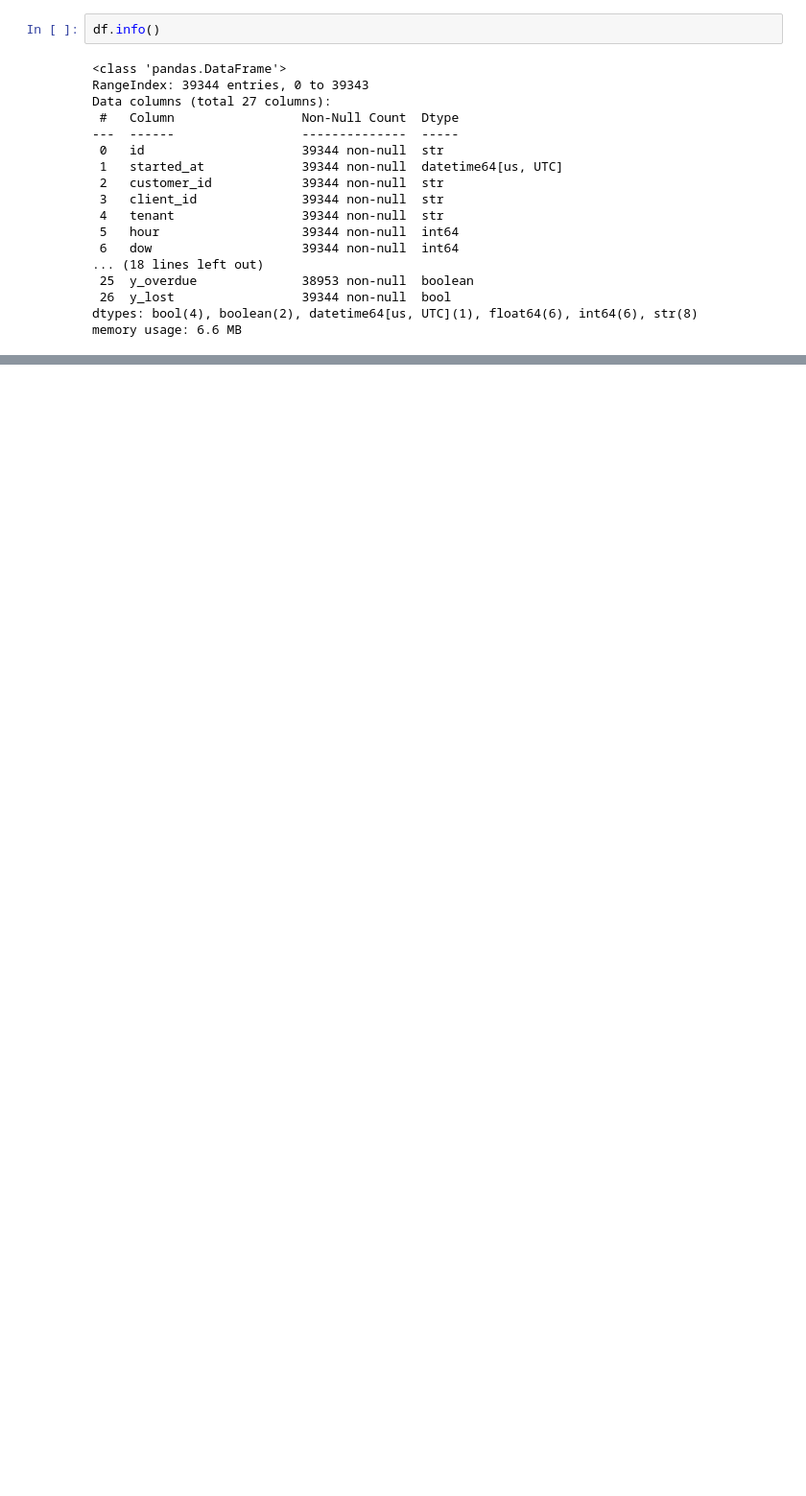
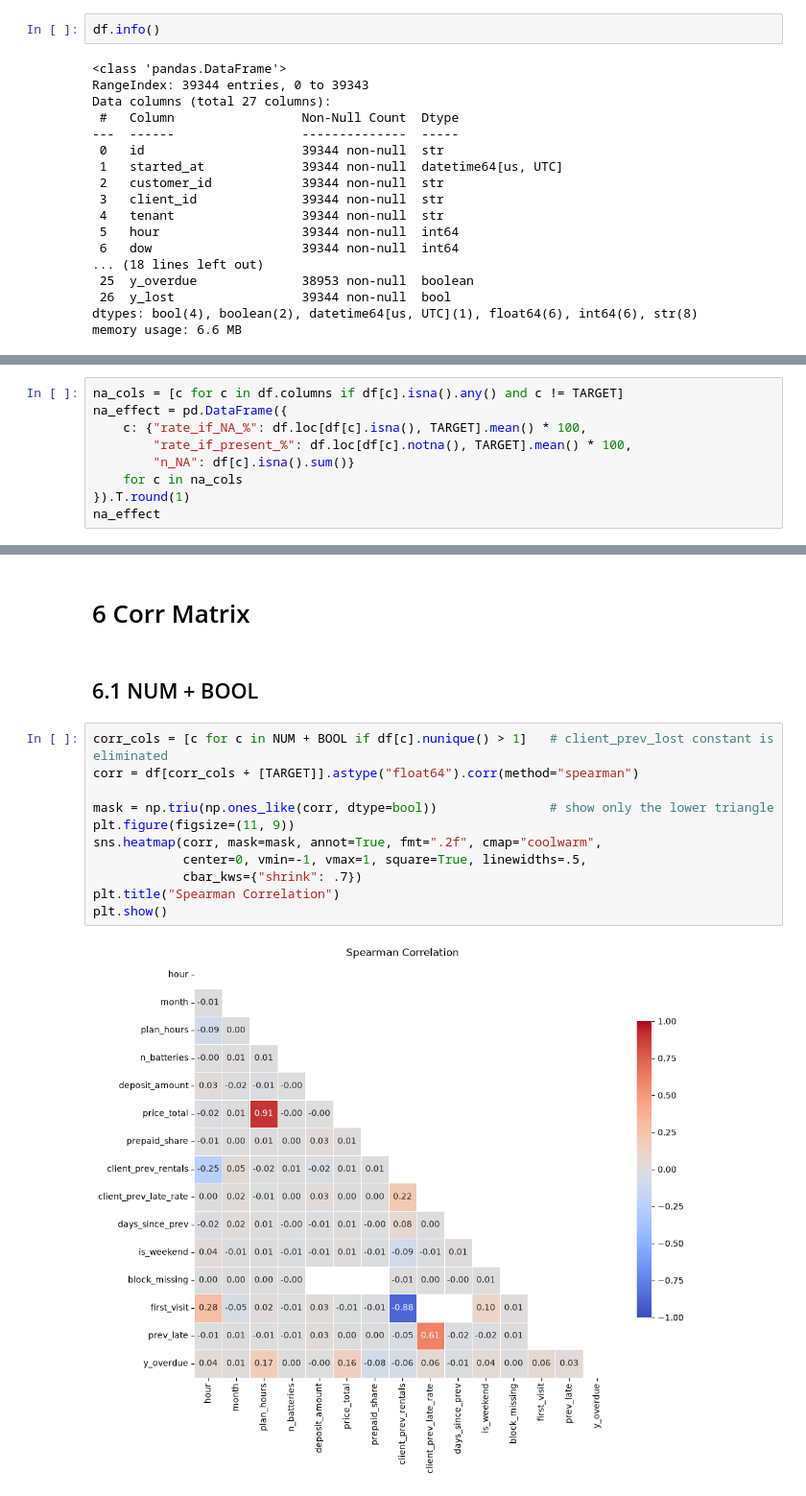
Before and after one commit to kirillrub108/predict-rental-overdue, a Jupyter notebook: main.ipynb, the cells around one changed output, grey strips where cells are left out. Shown at 96% size. Cells and saved outputs as stored; diff of their text form; blank space fills up the shorter version.

```diff
--- a/main.ipynb
+++ b/main.ipynb
@@ -442,0 +293,9 @@ No post-outcome columns among the features, and no single feature is suspiciousl
+# %%
+na_cols = [c for c in df.columns if df[c].isna().any() and c != TARGET]
+na_effect = pd.DataFrame({
+    c: {"rate_if_NA_%": df.loc[df[c].isna(), TARGET].mean() * 100,
+        "rate_if_present_%": df.loc[df[c].notna(), TARGET].mean() * 100,
+        "n_NA": df[c].isna().sum()}
+    for c in na_cols
+}).T.round(1)
+na_effect
@@ -442,0 +312,17 @@ No post-outcome columns among the features, and no single feature is suspiciousl
+# %% [markdown]
+# 6 Corr Matrix
+# %% [markdown]
+## 6.1 NUM + BOOL
+# %%
+corr_cols = [c for c in NUM + BOOL if df[c].nunique() > 1]   # client_prev_lost constant is eliminated
+corr = df[corr_cols + [TARGET]].astype("float64").corr(method="spearman")
+
+mask = np.triu(np.ones_like(corr, dtype=bool))               # show only the lower triangle
+plt.figure(figsize=(11, 9))
+sns.heatmap(corr, mask=mask, annot=True, fmt=".2f", cmap="coolwarm",
+            center=0, vmin=-1, vmax=1, square=True, linewidths=.5,
+            cbar_kws={"shrink": .7})
+plt.title("Spearman Correlation")
+plt.show()
+# %% [output]
+[figure, added]
```
Also changed, not shown: parts of 76 cells of this notebook, 1 other file.
